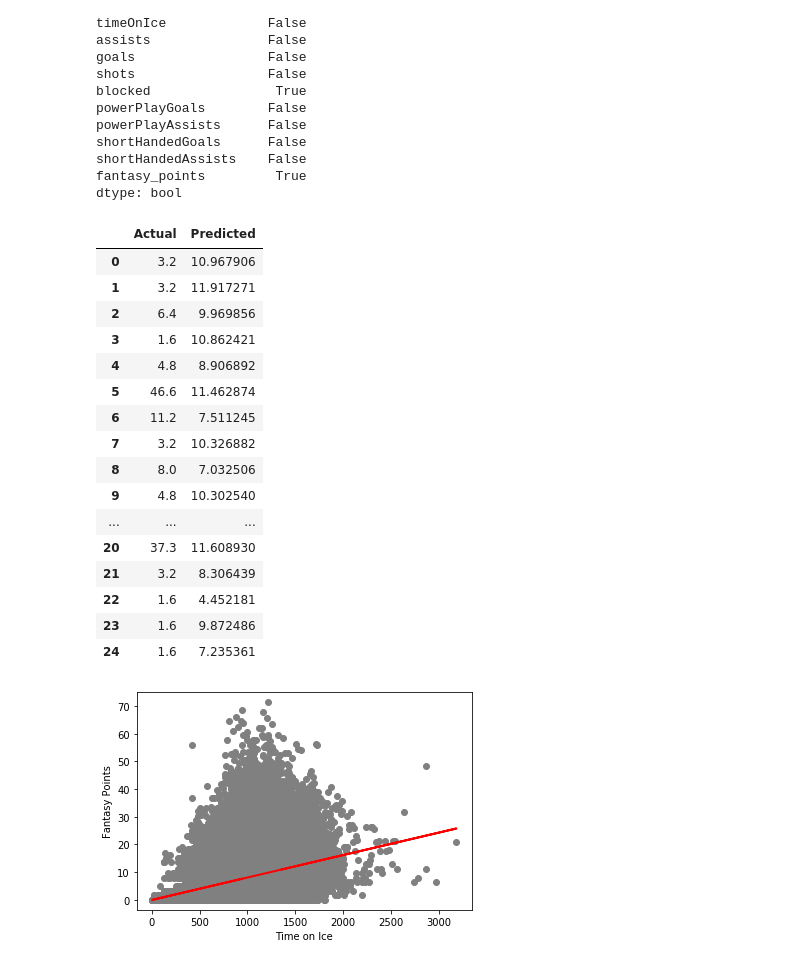
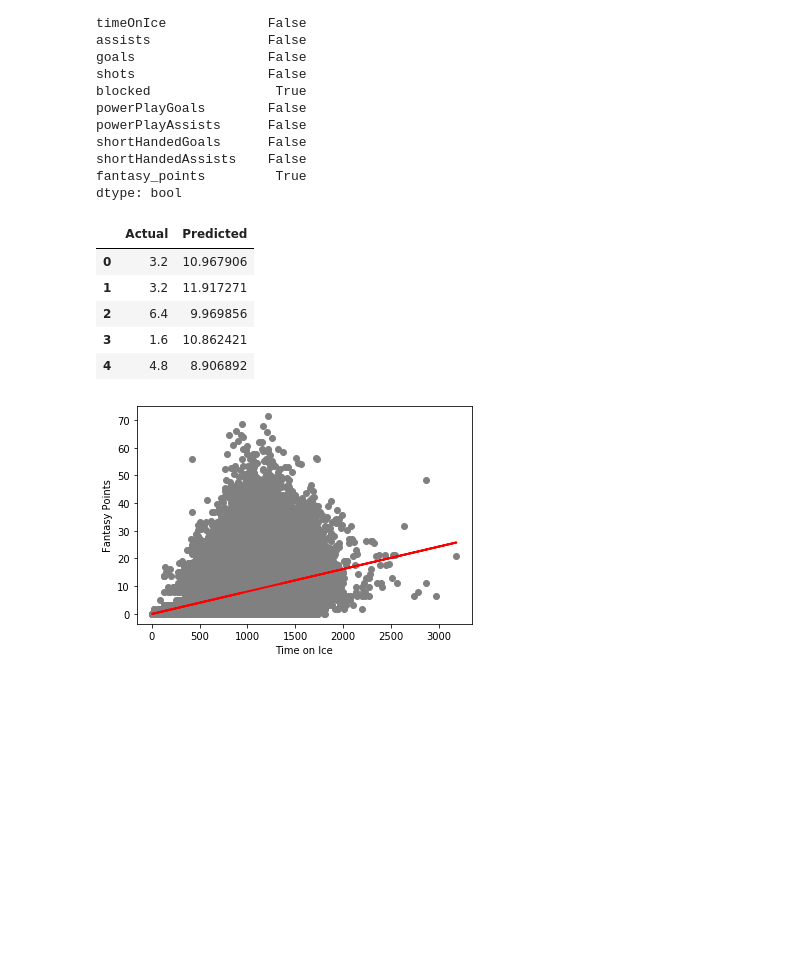
Before and after one commit to mattuzi17/ETL-Project, a Jupyter notebook: NHL_jupyternotebook.ipynb, the cells around one changed output. Saved outputs shown, nothing was run; the diff lists cells and outputs as text; code cells hidden in the pictures; blank space fills up the shorter version.

```diff
--- a/NHL_jupyternotebook.ipynb
+++ b/NHL_jupyternotebook.ipynb
@@ -321,34 +281,23 @@ skater_df = skater_df.dropna(how='any',axis=0)
 # %%
 
 x = skater_df['timeOnIce'].values.reshape(-1,1)
 y = skater_df['fantasy_points'].values.reshape(-1,1)
 x_train, x_test, y_train, y_test = train_test_split(x, y, test_size=0.2, random_state=0)
 regressor = LinearRegression()
 
 #training the algorithm
 regressor.fit(x_train, y_train)
 y_pred = regressor.predict(x_test)
 
 model_df = pd.DataFrame({'Actual': y_test.flatten(), 'Predicted' : y_pred.flatten()})
-model_df.head(25)
+model_df.head()
 # %% [output]
 |  | Actual | Predicted |
 | 0 | 3.2 | 10.967906 |
 | 1 | 3.2 | 11.917271 |
 | 2 | 6.4 | 9.969856 |
 | 3 | 1.6 | 10.862421 |
 | 4 | 4.8 | 8.906892 |
-| 5 | 46.6 | 11.462874 |
-| 6 | 11.2 | 7.511245 |
-| 7 | 3.2 | 10.326882 |
-| 8 | 8.0 | 7.032506 |
-| 9 | 4.8 | 10.302540 |
-| ... | ... | ... |
-| 20 | 37.3 | 11.608930 |
-| 21 | 3.2 | 8.306439 |
-| 22 | 1.6 | 4.452181 |
-| 23 | 1.6 | 9.872486 |
-| 24 | 1.6 | 7.235361 |
 # %%
 plt.scatter(x_test, y_test, color='gray')
 plt.plot(x_test, y_pred, color='red', linewidth=2)
```
Also changed, not shown: parts of 22 cells of this notebook.
